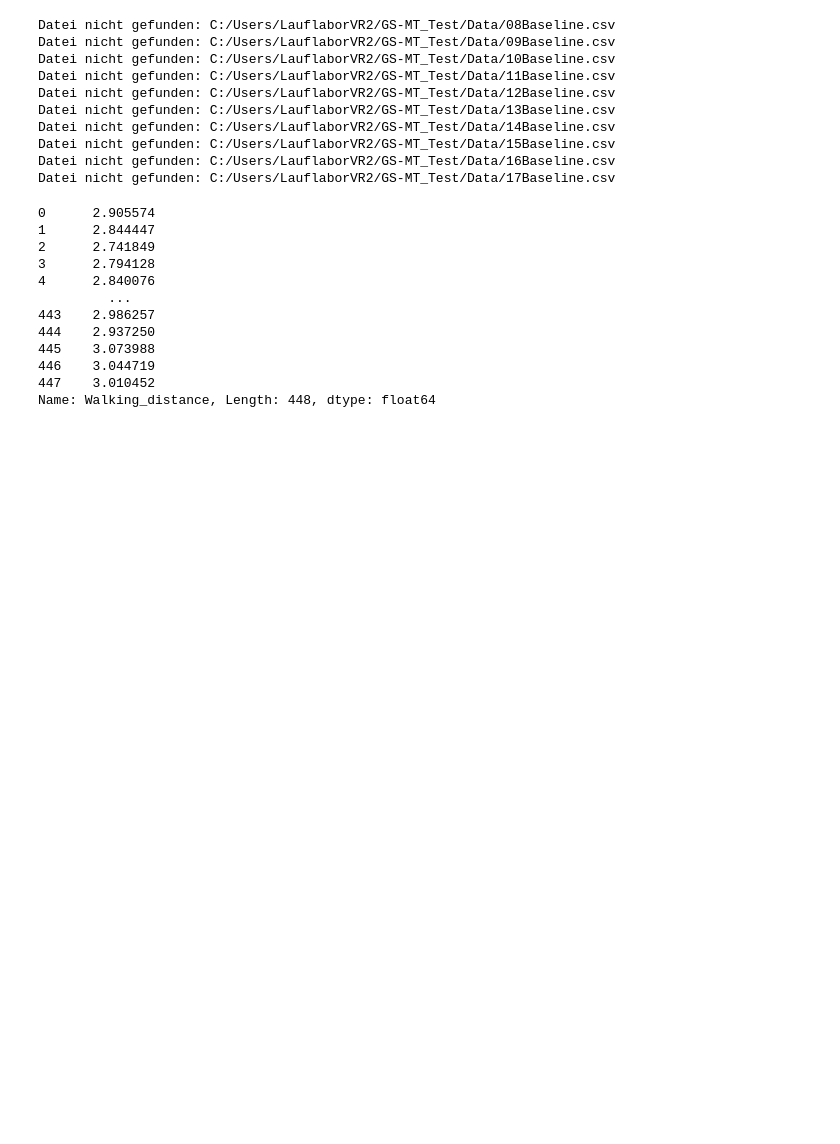
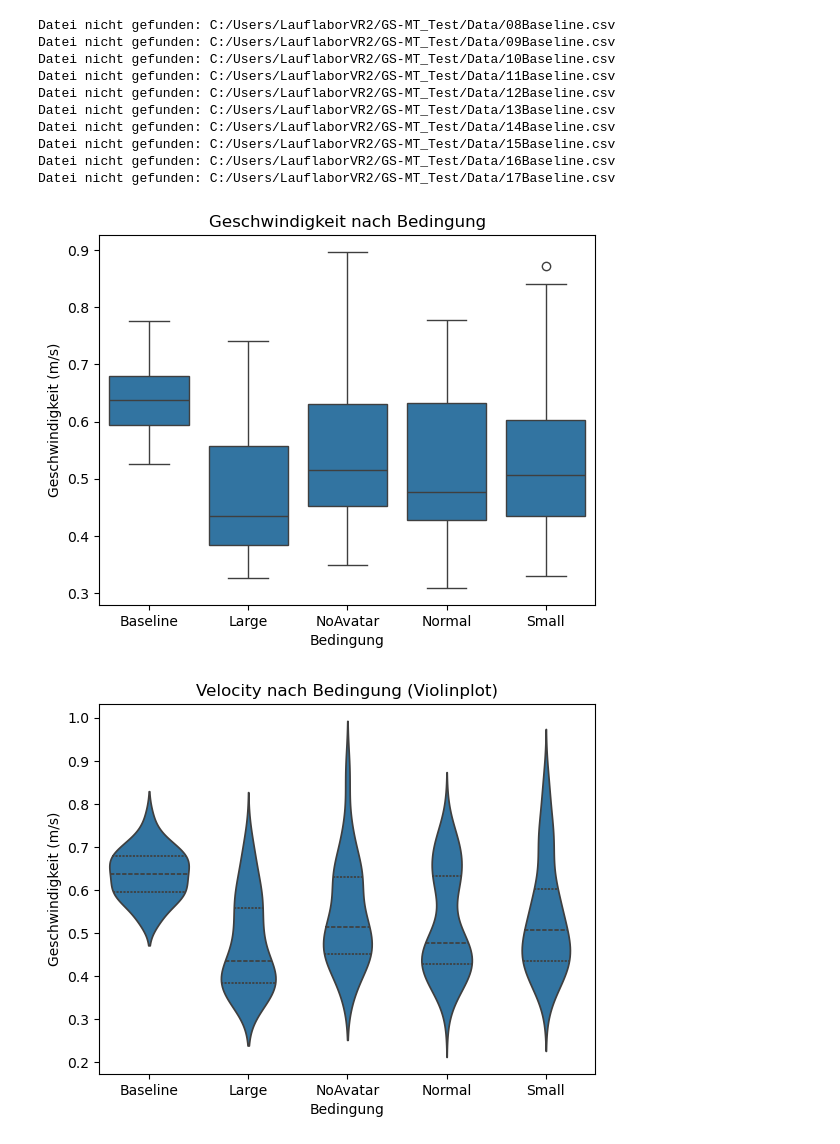
Before and after one commit to Gregor1597/Master_Thesis, a Jupyter notebook: Analysis/bayesian.ipynb, the cells around one changed output. Saved outputs shown, nothing was run; the diff lists cells and outputs as text; code cells hidden in the pictures; blank space fills up the shorter version.

Commit message:
Random Intercept modelled and heel velocity added

```diff
--- a/Analysis/bayesian.ipynb
+++ b/Analysis/bayesian.ipynb
@@ -44,6 +60,9 @@ for participant, conditions in data.items():
                 "RoM_ankle_r": metrics["footAngle_r"],
                 "RoM_knee_r": metrics["kneeAngle_r"],
                 "Walking_distance": metrics["walking_distance_r"],
+                "HeelR_velocity": metrics["HeelR_velocity"],
+                "HeelL_velocity": metrics["HeelL_velocity"],
+
             }
             flat_data.append(row)
 
@@ -69,15 +88,17 @@ participant_height_dict = dict(zip(unique_participants, heights))
 df["Height"] = df["Participant"].map(participant_height_dict)
 participant_weight_dict = dict(zip(unique_participants, weights))
 df["Weight"] = df["Participant"].map(participant_weight_dict)
+participant_presence_dict = dict(zip(unique_participants, ipq_means))
+df['Presence'] = df['Participant'].map(participant_presence_dict)
 
 embodi_data = {}
-conditions =["Baseline", "NoAvatar", "Normal", "Small", "Large"]
+condition_names =["Baseline", "Large", "NoAvatar", "Normal", "Small"]
 for c in df['Condition'].unique():
     if c== 0:
         continue
 
     temp = {}
-    cond = conditions[c-1]
+    cond = condition_names[c-1]
     for p in df['Participant'].unique():
         if p< 10:
             file_path = f"C:/Users/LauflaborVR2/GS-MT_Test/Data/0{p}{cond}.csv"
@@ -89,6 +110,14 @@ for c in df['Condition'].unique():
         except FileNotFoundError:
             print(f"Datei nicht gefunden: {file_path}")
     embodi_data[c] = temp
+
+# alles auf meter (pro sekunde) bringen
+df['Height'] = df['Height']/100
+df['Velocity'] = df['Velocity']/1000
+df["Walking_distance"] = df["Walking_distance"]/1000
+df["HeelR_velocity"] = df["HeelR_velocity"]/1000
+df["HeelL_velocity"] = df["HeelL_velocity"]/1000
+
 
 # Fragebogendaten dem DataFrame df hinzufügen
 question_columns = ['Q1', 'Q2', 'Q3', 'Q4', 'Q5', 'Q6', 'Q7', 'Q8', 'Q9', 'Q10', 'Q11', 'Q12']
@@ -120,18 +149,3 @@ Datei nicht gefunden: C:/Users/LauflaborVR2/GS-MT_Test/Data/14Baseline.csv
 Datei nicht gefunden: C:/Users/LauflaborVR2/GS-MT_Test/Data/15Baseline.csv
 Datei nicht gefunden: C:/Users/LauflaborVR2/GS-MT_Test/Data/16Baseline.csv
 Datei nicht gefunden: C:/Users/LauflaborVR2/GS-MT_Test/Data/17Baseline.csv
-# %%
-df["Walking_distance"]/1000
-# %% [output]
-0      2.905574
-1      2.844447
-2      2.741849
-3      2.794128
-4      2.840076
-         ...
-443    2.986257
-444    2.937250
-445    3.073988
-446    3.044719
-447    3.010452
-Name: Walking_distance, Length: 448, dtype: float64
@@ -137,0 +154,17 @@ Name: Walking_distance, Length: 448, dtype: float64
+# %%
+sns.boxplot(x='Condition', y='Velocity', data=df)
+plt.xticks(ticks=range(len(condition_names)), labels=condition_names)
+plt.title('Geschwindigkeit nach Bedingung')
+plt.xlabel('Bedingung')
+plt.ylabel('Geschwindigkeit (m/s)')
+plt.show()
+
+sns.violinplot(x="Condition", y="Velocity", data=df, inner="quartile")
+plt.xticks(ticks=range(len(condition_names)), labels=condition_names)
+plt.title("Velocity nach Bedingung (Violinplot)")
+plt.xlabel("Bedingung")
+plt.ylabel("Geschwindigkeit (m/s)")
+plt.show()
+# %% [output]
+[figure, added]
+[figure, added]
```
Also changed, not shown: parts of 19 cells of this notebook, 4 other files.
